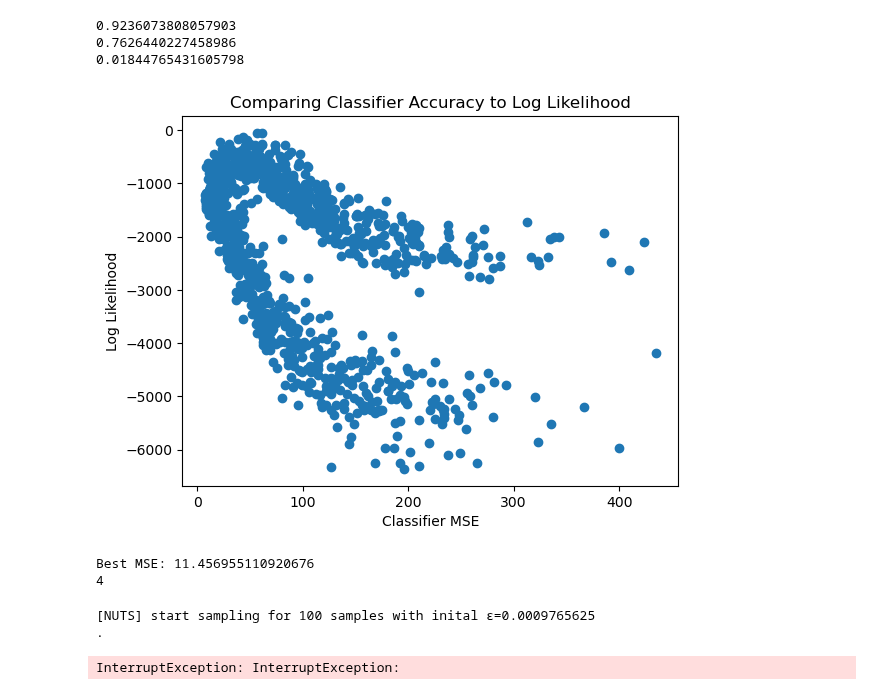
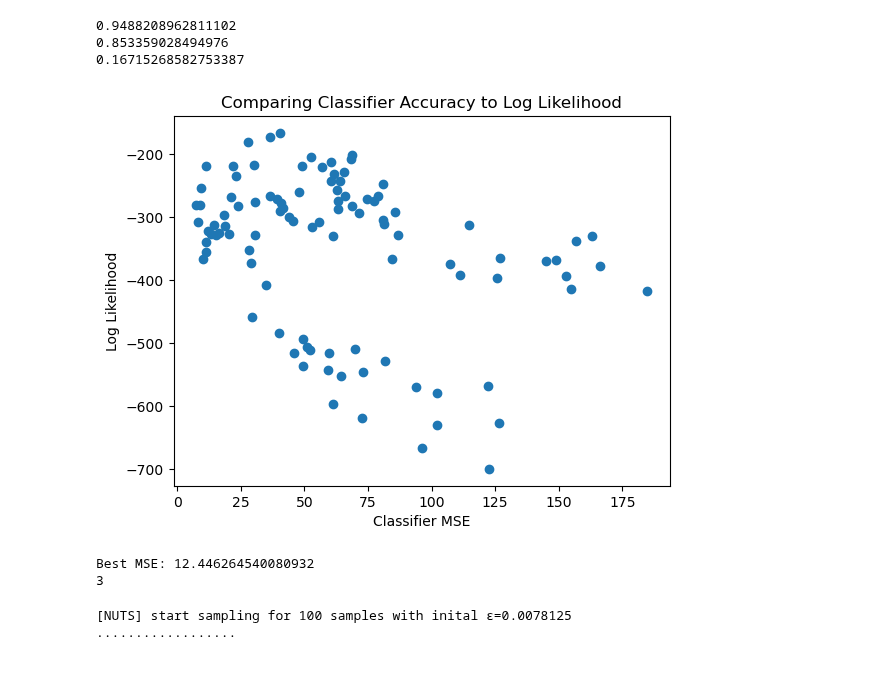
Before and after one commit to jberezow/RJMCMC, a Jupyter notebook: Thesis-RegressionBH.ipynb, the cells around one changed output. Drawn from its saved outputs; the diff is of its cells as text; code cells hidden in the pictures.

```diff
--- a/Thesis-RegressionBH.ipynb
+++ b/Thesis-RegressionBH.ipynb
@@ -49,12 +49,12 @@ n = nrow #Number of samples per mode (classifier)
 d = ncol-1 #Input dimension
 
 #Network hyperparameters
-k_real = 8 #Number of hidden nodes per layer
+k_real = 2 #Number of hidden nodes per layer
 k_vector = [0.0 for i=1:k_real]
 k_vector[k_real] = 1.0
 
 #Layer hyperparameters
-l_range = 4 #Maximum number of layers in the network
+l_range = 8 #Maximum number of layers in the network
 l_list = [Int(i) for i in 1:l_range]
 l_real = 1;
 # %%
@@ -105,7 +105,7 @@ end;
     #Standard Deviations
     τ₁ ~ gamma(100,0.01) #(100,0.01) Hidden weights and biases
     τ₂ ~ gamma(100,0.01) #(100*k,0.01) Output weights and biases
-    τᵧ ~ gamma(100, 0.5) #(100,0.5)
+    τᵧ ~ gamma(100, 0.05) #(100,0.5)
     σ₁ = 1/τ₁
     σ₂ = 1/τ₂
     σᵧ = 1/τᵧ
@@ -173,46 +173,46 @@ end;
 obs_master = choicemap()::ChoiceMap
 obs_master[:y] = y
 obs = obs_master;
 
 (best_trace,) = generate(interpolator, (x,), obs)
 println(best_trace[:τ₁])
 println(best_trace[:τ₂])
 println(1 / best_trace[:τᵧ])
 
 test_scores = interpolator(x)
 test2 = StatsBase.reconstruct(dy, test_scores)
 mse_scaled(test_scores, y)
 
 #----------------
 #Test Likelihood
 #----------------
-best_trace, scores, mses = likelihood_regression(1000)
+best_trace, scores, mses = likelihood_regression(100)
 PyPlot.scatter(mses, scores)
 plt.title("Comparing Classifier Accuracy to Log Likelihood")
 plt.xlabel("Classifier MSE")
 plt.ylabel("Log Likelihood")
 #plt.ylim(-20000,1)
 #plt.xlim(0,2000)
 #plt.legend()
 
 pred_y = G(x,best_trace)
 pred_y = Flux.σ.(transpose(pred_y)[:,1])
 best_mse = mse_scaled(pred_y, y)
 println("Best MSE: $best_mse")
 println(best_trace[:l])
 # %% [output]
-0.9236073808057903
-0.7626440227458986
-0.01844765431605798
+0.9488208962811102
+0.853359028494976
+0.16715268582753387
-[figure, old version]
+[figure, new version]
-Best MSE: 11.456955110920676
-4
+Best MSE: 12.446264540080932
+3
 # %%
 #----------------
 #Fixed NUTS Test
 #----------------
 
-Δ_max = 1000
+Δ_max = 100
 obs[:l] = 2
 (trace,) = generate(interpolator, (x,), obs)
 obs[:l] = 3
@@ -229,7 +229,7 @@ for i=1:obs[:l]+1 #Number of Layers
     push!(param_selection, (:b,i))
 end
 
-traces = NUTS(trace, param_selection, 0.65, 100, 3, true);
+traces = NUTS(trace, param_selection, 0.65, 100, 1, true);
 
 #Trace 2
 obs[:l] = trace2[:l]
@@ -244,9 +244,8 @@ end
 
 #traces2 = NUTS(trace2, param_selection, 0.65, 10, 10, true);
 # %% [output]
-[NUTS] start sampling for 100 samples with inital ϵ=0.0009765625
-.
+[NUTS] start sampling for 100 samples with inital ϵ=0.0078125
+..................
-InterruptException: InterruptException:
 # %%
 #-----------------------------------
 #Plot Log Posterior Scores by Trace
```
Also changed, not shown: parts of 9 cells of this notebook, 30 other files.
